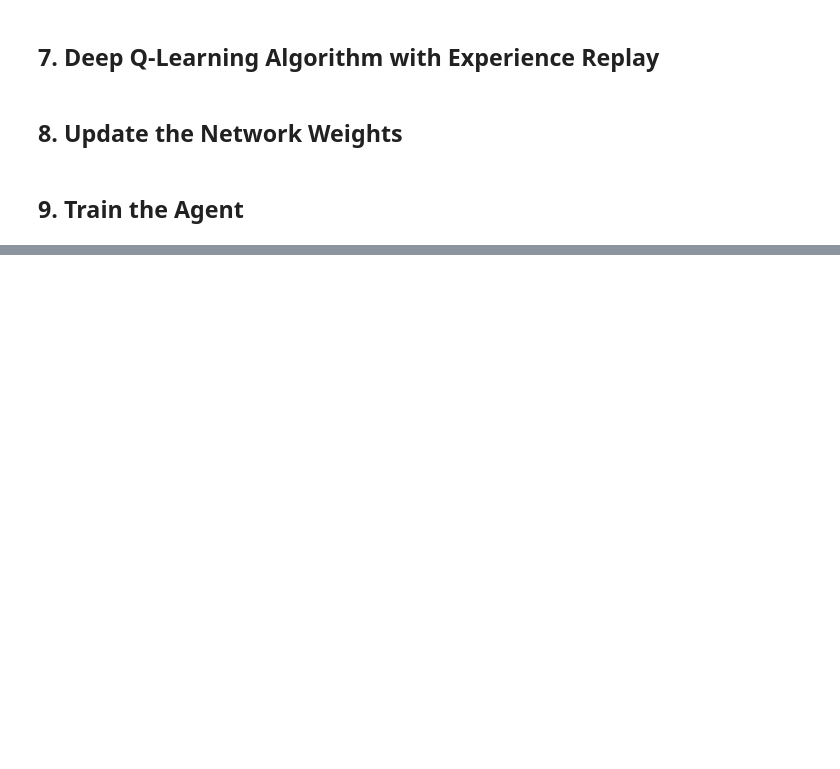
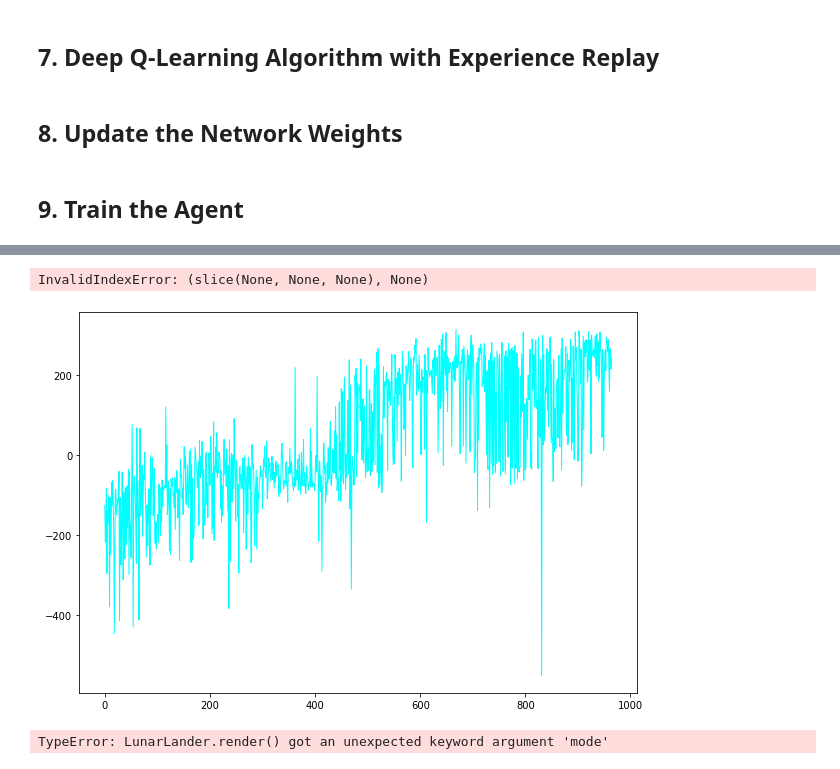
Before and after one commit to naufalmuafi/lunar-lander_DQN-tf, a Jupyter notebook: main.ipynb, the cells around one changed output, grey strips where cells are left out. Drawn from its saved outputs; the diff is of its cells as text; code cells hidden in the pictures; blank space fills up the shorter version.

```diff
--- a/main.ipynb
+++ b/main.ipynb
@@ -263,0 +273,6 @@ Episode 280 | Total point average of the last 100 episodes: -91.75
+# %%
+# Plot the point history
+utils.plot_history(total_point_history)
+# %% [output]
+InvalidIndexError: (slice(None, None, None), None)
+[figure, added]
@@ -263,0 +283,7 @@ Episode 280 | Total point average of the last 100 episodes: -91.75
+# %%
+filename = "./videos/lunar_lander.mp4"
+
+utils.create_video(filename, env, q_network)
+utils.embed_mp4(filename)
+# %% [output]
+TypeError: LunarLander.render() got an unexpected keyword argument 'mode'
```
Also changed, not shown: parts of 4 cells of this notebook, 4 other files.
